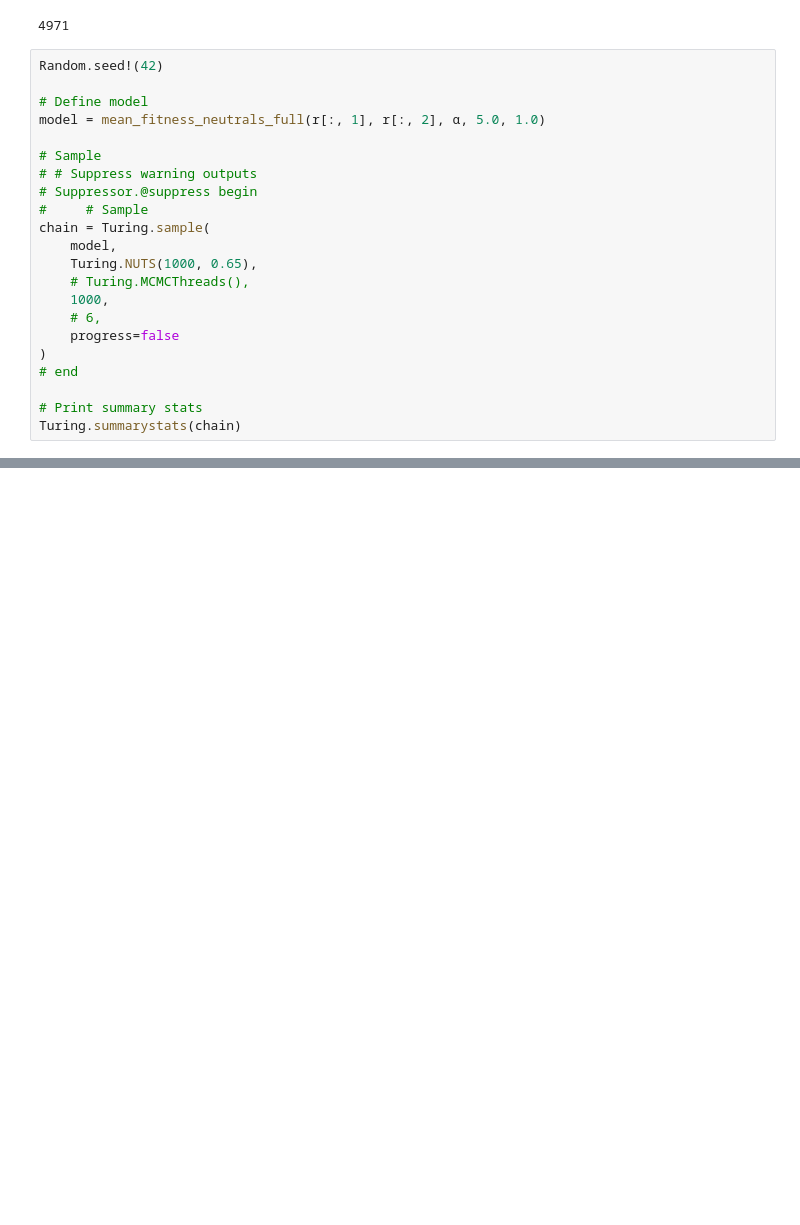
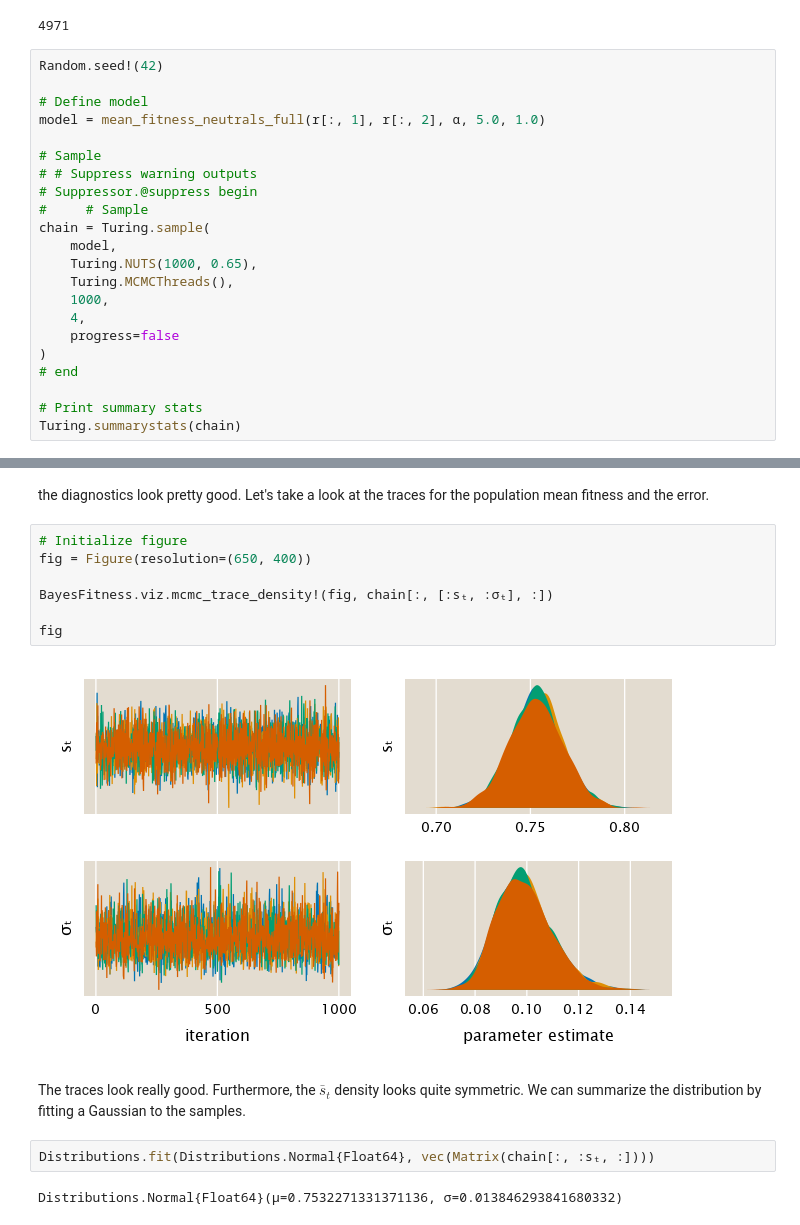
Before and after one commit to mrazomej/bayesian_fitness, a Jupyter notebook: code/exploratory/bayesian_mean_fitness.ipynb, the cells around one changed output, grey strips where cells are left out. Cells and saved outputs as stored; diff of their text form; blank space fills up the shorter version.

```diff
--- a/code/exploratory/bayesian_mean_fitness.ipynb
+++ b/code/exploratory/bayesian_mean_fitness.ipynb
@@ -906,9 +891,9 @@ model = mean_fitness_neutrals_full(r[:, 1], r[:, 2], α, 5.0, 1.0)
 chain = Turing.sample(
     model,
     Turing.NUTS(1000, 0.65),
-    # Turing.MCMCThreads(),
+    Turing.MCMCThreads(),
     1000,
-    # 6,
+    4,
     progress=false
 )
 # end
@@ -917,0 +933,20 @@ Turing.summarystats(chain)
+# %% [markdown]
+the diagnostics look pretty good. Let's take a look at the traces for the
+population mean fitness and the error.
+# %%
+# Initialize figure
+fig = Figure(resolution=(650, 400))
+
+BayesFitness.viz.mcmc_trace_density!(fig, chain[:, [:sₜ, :σₜ], :])
+
+fig
+# %% [output]
+[figure, added]
+# %% [markdown]
+The traces look really good. Furthermore, the $\bar{s}_t$ density looks quite
+symmetric. We can summarize the distribution by fitting a Gaussian to the
+samples.
+# %%
+Distributions.fit(Distributions.Normal{Float64}, vec(Matrix(chain[:, :sₜ, :])))
+# %% [output]
+Distributions.Normal{Float64}(μ=0.7532271331371136, σ=0.013846293841680332)
```
Also changed, not shown: parts of 5 cells of this notebook.
